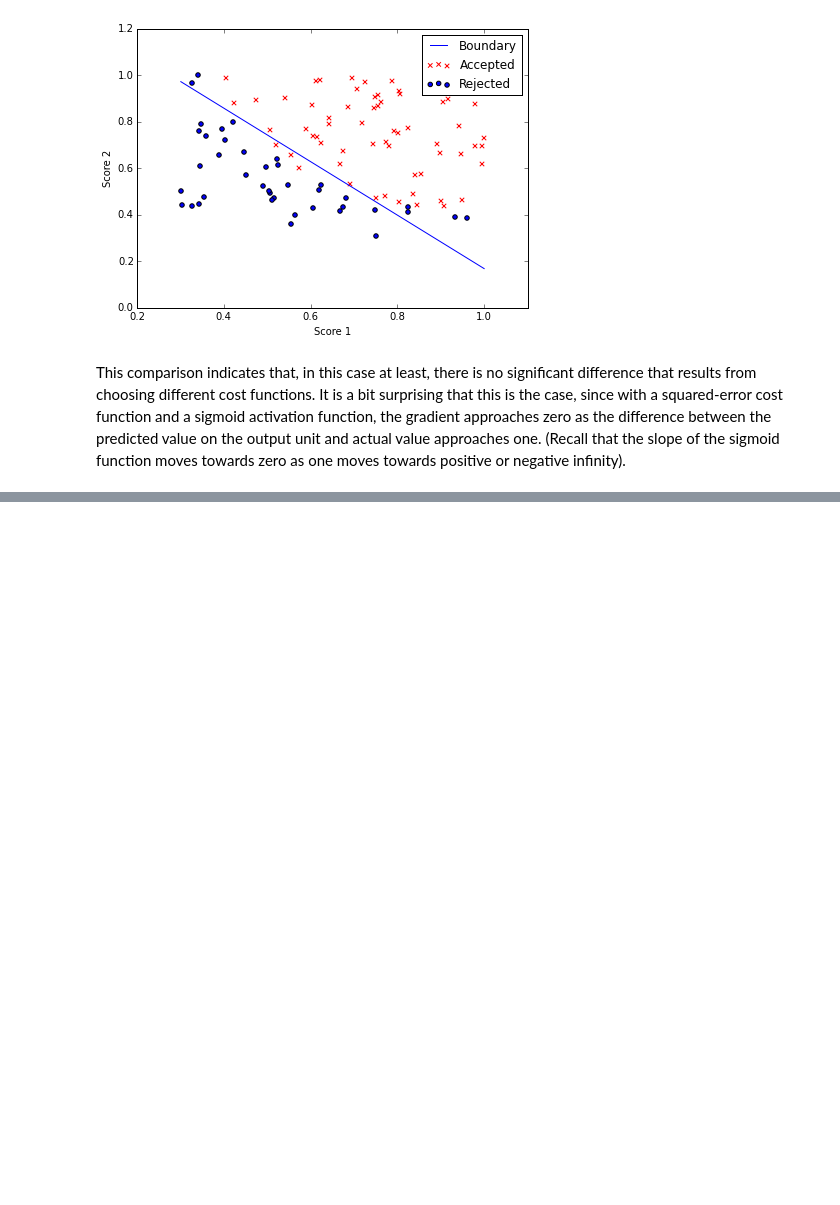
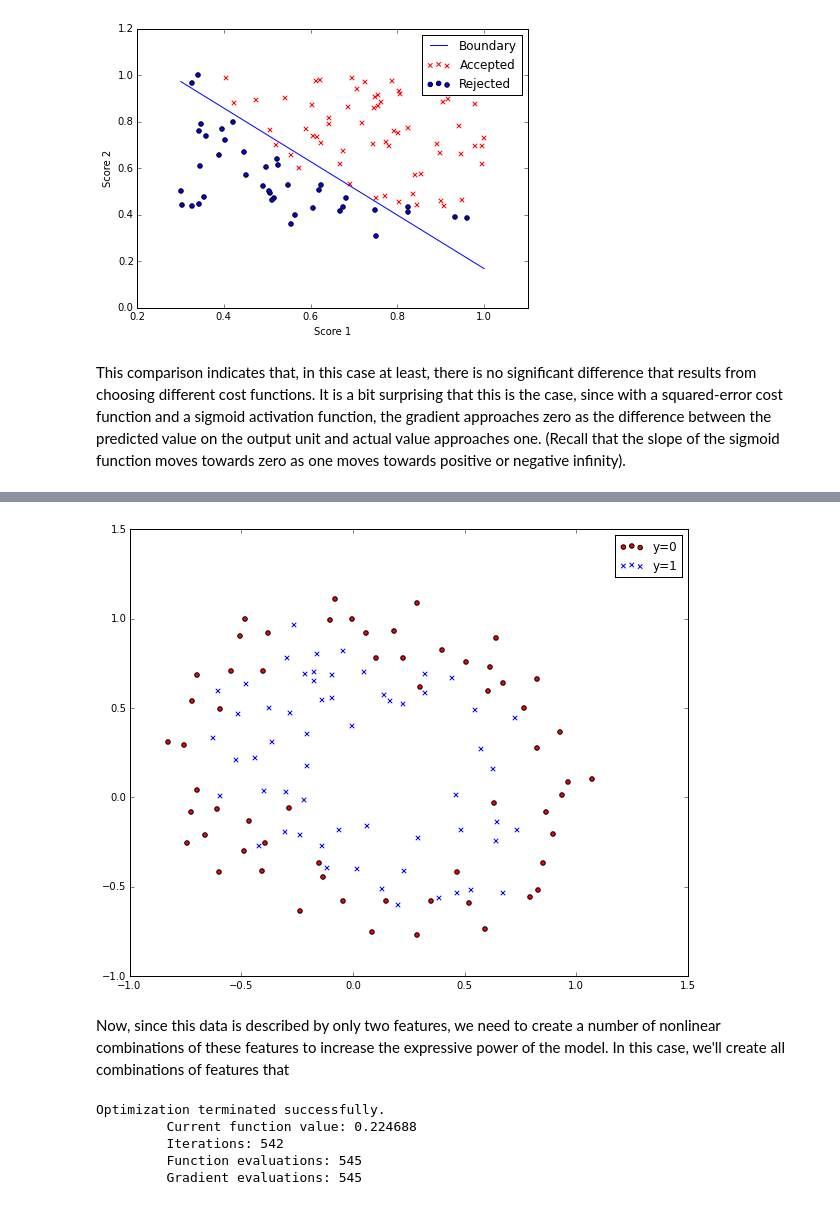
Before and after one commit to pblouw/stat-946, a Jupyter notebook: LogisticRegression.ipynb, the cells around one changed output, grey strips where cells are left out. Cells and saved outputs as stored; diff of their text form; code cells hidden in the pictures; blank space fills up the shorter version.

```diff
--- a/LogisticRegression.ipynb
+++ b/LogisticRegression.ipynb
@@ -140,0 +141,14 @@ This comparison indicates that, in this case at least, there is no significant d
+# %%
+data = np.loadtxt('/Users/peterblouw/git/stat-946/data/logistic2.txt', delimiter=',')
+accepts = data[data[:,2] == 1]
+rejects = data[data[:,2] == 0]
+
+plt.figure(figsize=(10,8))
+plt.scatter(rejects[:,0], rejects[:,1], c='r', marker='o', label='y=0' )
+plt.scatter(accepts[:,0], accepts[:,1], c='b', marker='x', label='y=1' )
+plt.legend()
+plt.show()
+# %% [output]
+[figure, added]
+# %% [markdown]
+Now, since this data is described by only two features, we need to create a number of nonlinear combinations of these features to increase the expressive power of the model. In this case, we'll create all combinations of features that
@@ -140,0 +176,9 @@ This comparison indicates that, in this case at least, there is no significant d
+# %%
+theta = np.random.randn(28)
+theta = optimize.fmin_bfgs(cost, theta, fprime=grad, args=(samples, targets))
+# %% [output]
+Optimization terminated successfully.
+         Current function value: 0.224688
+         Iterations: 542
+         Function evaluations: 545
+         Gradient evaluations: 545
```
Also changed, not shown: parts of 5 cells of this notebook.
